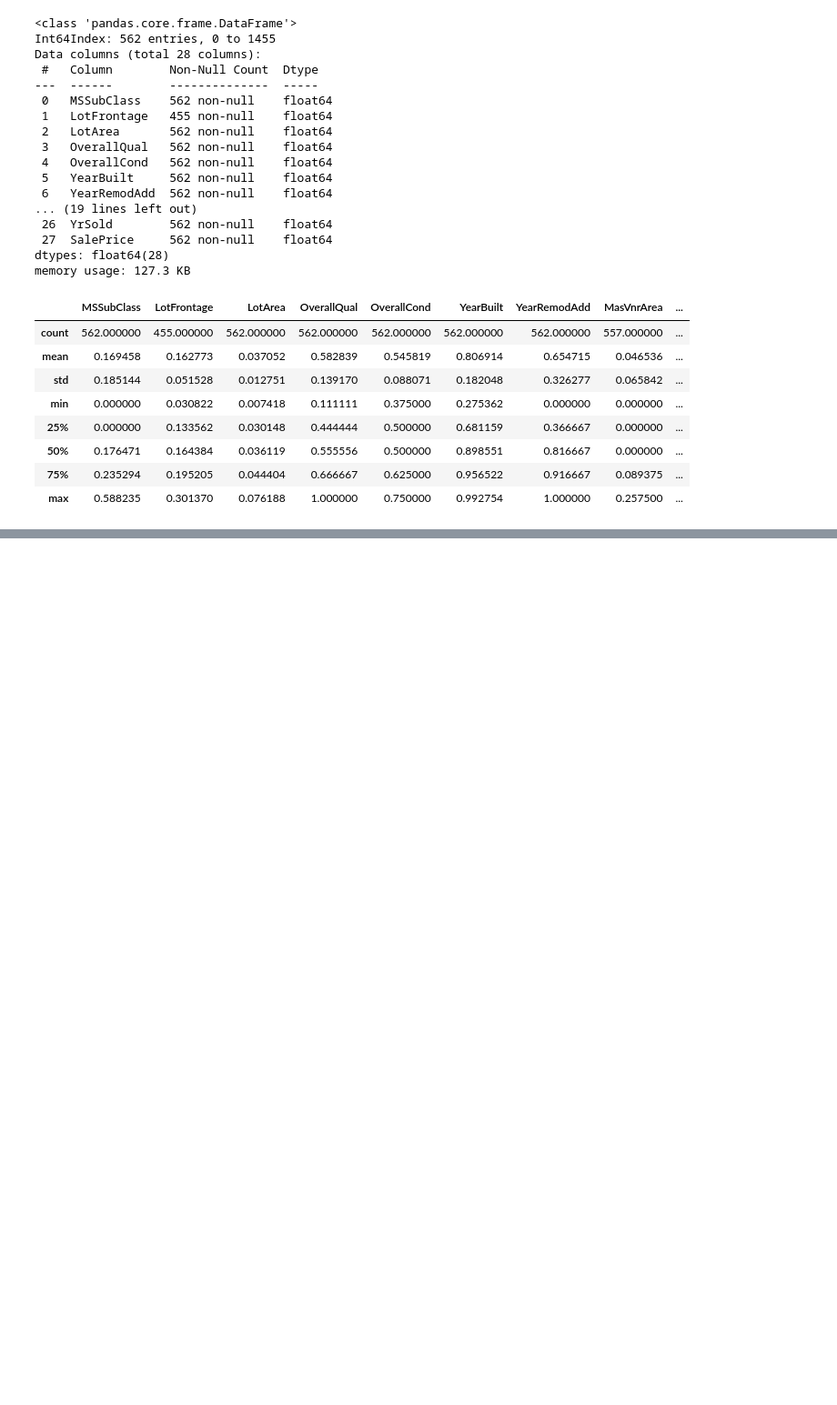
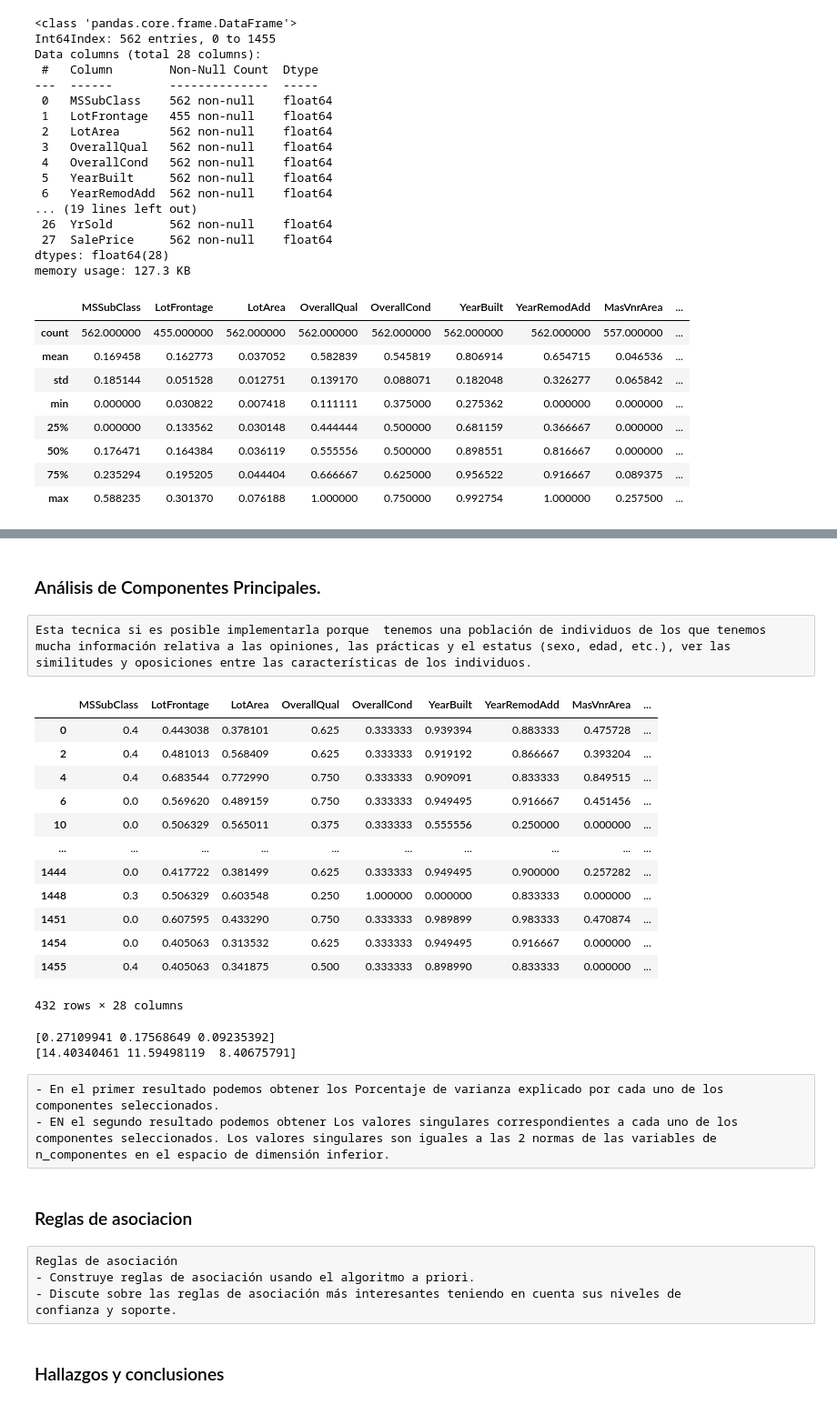
Before and after one commit to Mar19845/DataScience, a Jupyter notebook: LAB1/LAB1.ipynb, the cells around one changed output, grey strips where cells are left out. Shown at 91% size. Cells and saved outputs as stored; diff of their text form; code cells hidden in the pictures; blank space fills up the shorter version.

```diff
--- a/LAB1/LAB1.ipynb
+++ b/LAB1/LAB1.ipynb
@@ -486,0 +487,4 @@ df.head()
+# %% [markdown]
+### Análisis de Componentes Principales.
+# %% [raw]
+Esta tecnica si es posible implementarla porque  tenemos una población de individuos de los que tenemos mucha información relativa a las opiniones, las prácticas y el estatus (sexo, edad, etc.), ver las similitudes y oposiciones entre las características de los individuos.
@@ -486,0 +494,41 @@ df.head()
+# %%
+X = df
+X2 = X
+X = MinMaxScaler().fit_transform(X)
+X = pd.DataFrame(X,columns=X2.columns).set_index(X2.index)
+X = X.dropna()
+X
+# %% [output]
+|  | MSSubClass | LotFrontage | LotArea | OverallQual | OverallCond | YearBuilt | YearRemodAdd | MasVnrArea | ... |
+| 0 | 0.4 | 0.443038 | 0.378101 | 0.625 | 0.333333 | 0.939394 | 0.883333 | 0.475728 | ... |
+| 2 | 0.4 | 0.481013 | 0.568409 | 0.625 | 0.333333 | 0.919192 | 0.866667 | 0.393204 | ... |
+| 4 | 0.4 | 0.683544 | 0.772990 | 0.750 | 0.333333 | 0.909091 | 0.833333 | 0.849515 | ... |
+| 6 | 0.0 | 0.569620 | 0.489159 | 0.750 | 0.333333 | 0.949495 | 0.916667 | 0.451456 | ... |
+| 10 | 0.0 | 0.506329 | 0.565011 | 0.375 | 0.333333 | 0.555556 | 0.250000 | 0.000000 | ... |
+| ... | ... | ... | ... | ... | ... | ... | ... | ... | ... |
+| 1444 | 0.0 | 0.417722 | 0.381499 | 0.625 | 0.333333 | 0.949495 | 0.900000 | 0.257282 | ... |
+| 1448 | 0.3 | 0.506329 | 0.603548 | 0.250 | 1.000000 | 0.000000 | 0.833333 | 0.000000 | ... |
+| 1451 | 0.0 | 0.607595 | 0.433290 | 0.750 | 0.333333 | 0.989899 | 0.983333 | 0.470874 | ... |
+| 1454 | 0.0 | 0.405063 | 0.313532 | 0.625 | 0.333333 | 0.949495 | 0.916667 | 0.000000 | ... |
+| 1455 | 0.4 | 0.405063 | 0.341875 | 0.500 | 0.333333 | 0.898990 | 0.833333 | 0.000000 | ... |
+432 rows × 28 columns
+# %%
+pca = PCA(n_components=3)
+pca.fit(X)
+print(pca.explained_variance_ratio_)
+print(pca.singular_values_)
+# %% [output]
+[0.27109941 0.17568649 0.09235392]
+[14.40340461 11.59498119  8.40675791]
+# %% [raw]
+- En el primer resultado podemos obtener los Porcentaje de varianza explicado por cada uno de los componentes seleccionados.
+- EN el segundo resultado podemos obtener Los valores singulares correspondientes a cada uno de los componentes seleccionados. Los valores singulares son iguales a las 2 normas de las variables de n_componentes en el espacio de dimensión inferior.
+# %% [markdown]
+### Reglas de asociacion
+# %% [raw]
+Reglas de asociación
+- Construye reglas de asociación usando el algoritmo a priori.
+- Discute sobre las reglas de asociación más interesantes teniendo en cuenta sus niveles de
+confianza y soporte.
+# %% [markdown]
+### Hallazgos y conclusiones
```
Also changed, not shown: parts of 32 cells of this notebook.
